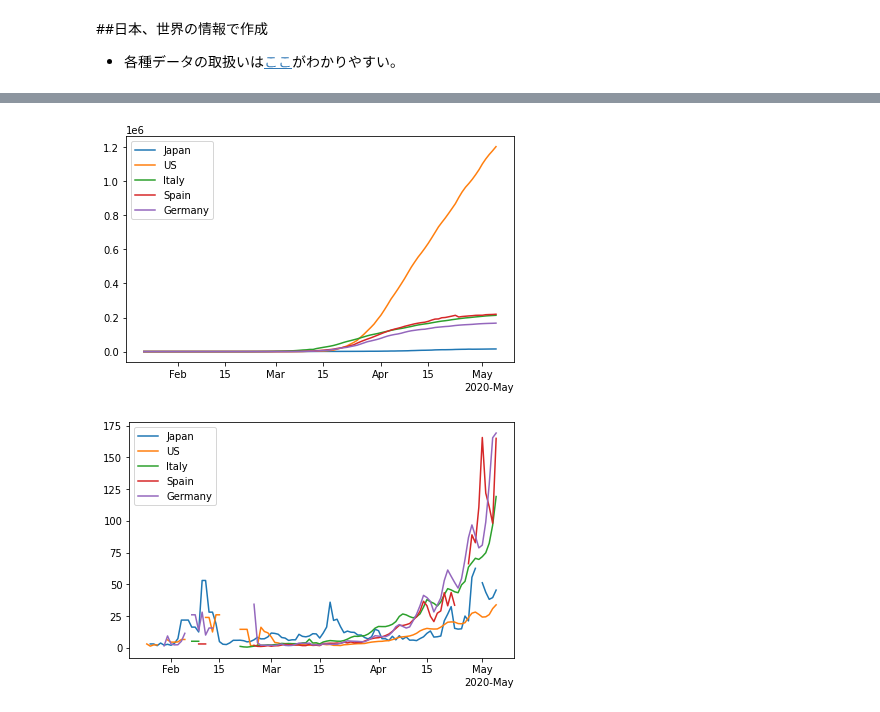
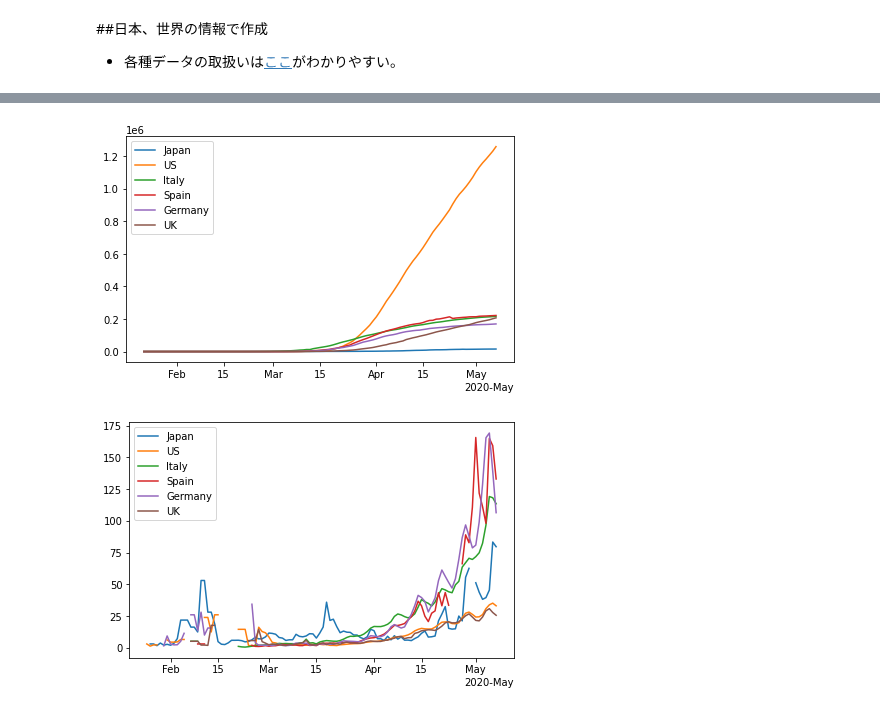
Before and after one commit to pekopeko1/covid-19, a Jupyter notebook: covid_19.ipynb, the cells around one changed output, grey strips where cells are left out. Cells and saved outputs as stored; diff of their text form; code cells hidden in the pictures.

```diff
--- a/covid_19.ipynb
+++ b/covid_19.ipynb
@@ -168,6 +168,7 @@ it_c_data = df[df['Country/Region'] == 'Italy'].T[4:]
 es_c_data = df[df['Country/Region'] == 'Spain'].T[4:]
 kr_c_data = df[df['Country/Region'] == 'Korea, South'].T[4:]
 de_c_data = df[df['Country/Region'] == 'Germany'].T[4:]
+uk_c_data = df[df['Country/Region'] == 'United Kingdom'].T[4:][223]
 # %%
 locator = mdates.AutoDateLocator()
 formatter = mdates.ConciseDateFormatter(locator)
@@ -180,31 +181,33 @@ ax.plot(g_datedata, us_c_data, label='US')
 ax.plot(g_datedata, it_c_data, label='Italy')
 ax.plot(g_datedata, es_c_data, label='Spain')
 ax.plot(g_datedata, de_c_data, label='Germany')
+ax.plot(g_datedata, uk_c_data, label='UK')
 ax.legend()
 
 fig.tight_layout()
 # %% [output]
-[figure, old version]
+[figure, new version]
 # %%
 jp_inc_data = get_increase_pace(list(jp_c_data[139]))
 us_inc_data = get_increase_pace(list(us_c_data[225]))
 it_inc_data = get_increase_pace(list(it_c_data[137]))
 es_inc_data = get_increase_pace(list(es_c_data[201]))
 kr_inc_data = get_increase_pace(list(kr_c_data[143]))
 de_inc_data = get_increase_pace(list(de_c_data[120]))
-
+uk_inc_data = get_increase_pace(list(uk_c_data))
 
 fig, ax = plt.subplots()
 ax.xaxis.set_major_locator(locator)
 ax.xaxis.set_major_formatter(formatter)
 ax.plot(g_datedata, jp_inc_data, label='Japan')
 ax.plot(g_datedata, us_inc_data, label='US')
 ax.plot(g_datedata, it_inc_data, label='Italy')
 ax.plot(g_datedata, es_inc_data, label='Spain')
 #ax.plot(g_datedata, kr_inc_data, label='S.Korea')
 ax.plot(g_datedata, de_inc_data, label='Germany')
+ax.plot(g_datedata, uk_inc_data, label='UK')
 ax.legend()
 
 fig.tight_layout()
 # %% [output]
-[figure, old version]
+[figure, new version]
```
Also changed, not shown: parts of 6 cells of this notebook.
